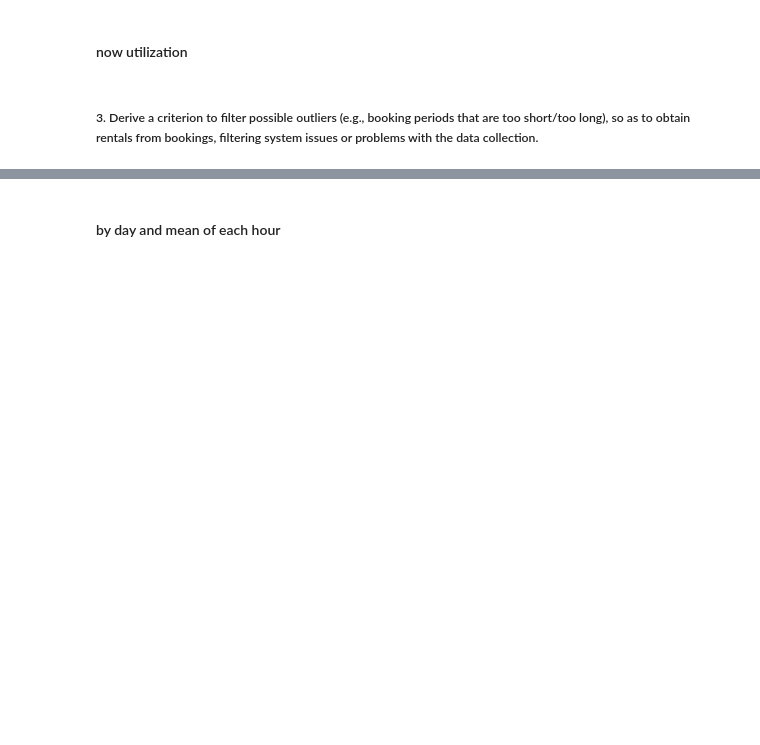
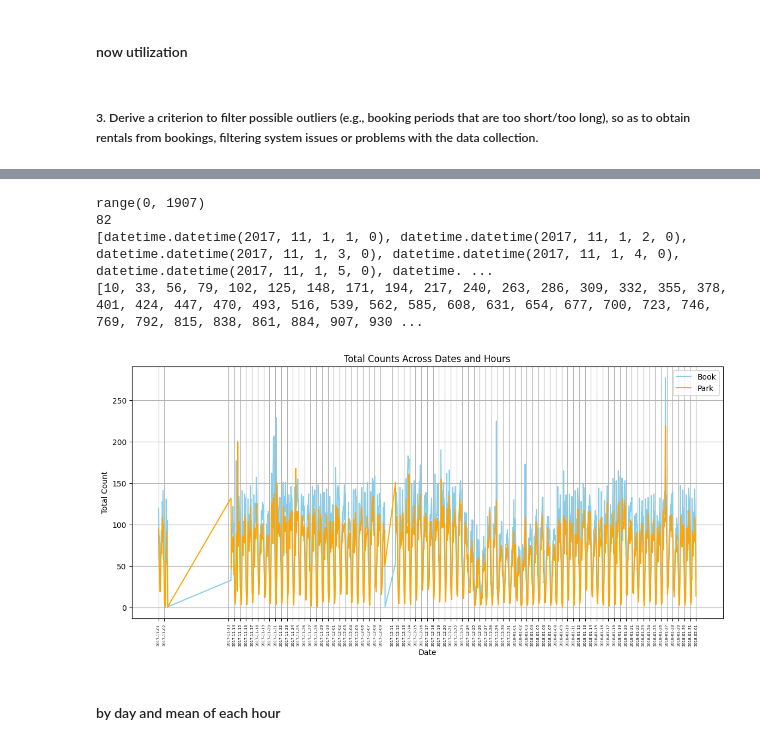
Before and after one commit to A-M-Alizadeh/MobilityLabs, a Jupyter notebook: Lab1.ipynb, the cells around one changed output, grey strips where cells are left out. Cells and saved outputs as stored; diff of their text form; code cells hidden in the pictures; blank space fills up the shorter version.

```diff
--- a/Lab1.ipynb
+++ b/Lab1.ipynb
@@ -699,3 +698,74 @@ range(0, 1896)
+# %%
+
+book_data = list(enjoy_permenant_booking.aggregate(duration_filter_pipeline('Torino',start_unix_time,end_unix_time)))
+park_data = list(enjoy_permenant_parking.aggregate(duration_filter_pipeline('Torino',start_unix_time,end_unix_time)))
+
+flattened_data = []
+for entry in book_data:
+    date = entry['_id']
+    for hour_data in entry['hours']:
+        flattened_data.append({
+            'date': date,
+            'hour': hour_data['hour'],
+            'total_count': hour_data['total_count']
+        })
+all_dates =[]
+all_values = []
+for entry in flattened_data:
+    current_date = datetime.strptime(entry['date'], '%Y-%m-%d')
+    all_dates.append((current_date+timedelta(hours=entry['hour'])))
+    all_values.append(entry['total_count'])
+# print(all_dates)
+# print(all_values)
+#-------------------------------------------------
+flattened_park_data = []
+for entry in park_data:
+    date = entry['_id']
+    for hour_data in entry['hours']:
+        flattened_park_data.append({
+            'date': date,
+            'hour': hour_data['hour'],
+            'total_count': hour_data['total_count']
+        })
+park_all_dates =[]
+park_all_values = []
+for entry in flattened_park_data:
+    current_date = datetime.strptime(entry['date'], '%Y-%m-%d')
+    park_all_dates.append((current_date+timedelta(hours=entry['hour'])))
+    park_all_values.append(entry['total_count'])
+# print(all_dates)
+# print(all_values)
+#-------------------------------------------------
+unique_dates = sorted(set(date.date() for date in all_dates))
+
+numerical_dates = range(len(all_dates))
+park_numerical_dates = range(len(park_all_dates))
+# Plot the data with a scatter plot and adjusted x-axis limits
+
+numbers = [10+ i * 23 for i in range(82)]
+
+print(numerical_dates)
+print(len(unique_dates))
+print(all_dates)
+print(numbers)
+
+plt.figure(figsize=(14, 6))
+plt.plot(all_dates, all_values, label='Book', color='skyblue')
+plt.plot(park_all_dates, park_all_values, label='Park', color='orange')
+plt.xlabel('Date')
+plt.ylabel('Total Count')
+plt.legend()
+plt.grid(True)
+plt.title('Total Counts Across Dates and Hours')
+plt.grid(True)
+plt.xticks(unique_dates,rotation=90, fontsize=5)
+plt.show()
+# %% [output]
+range(0, 1907)
+82
+[datetime.datetime(2017, 11, 1, 1, 0), datetime.datetime(2017, 11, 1, 2, 0), datetime.datetime(2017, 11, 1, 3, 0), datetime.datetime(2017, 11, 1, 4, 0), datetime.datetime(2017, 11, 1, 5, 0), datetime. ...
+[10, 33, 56, 79, 102, 125, 148, 171, 194, 217, 240, 263, 286, 309, 332, 355, 378, 401, 424, 447, 470, 493, 516, 539, 562, 585, 608, 631, 654, 677, 700, 723, 746, 769, 792, 815, 838, 861, 884, 907, 930 ...
+[figure, added]
 # %% [markdown]
 #### by day and mean of each hour
 # %%
```
Also changed, not shown: parts of 9 cells of this notebook.
